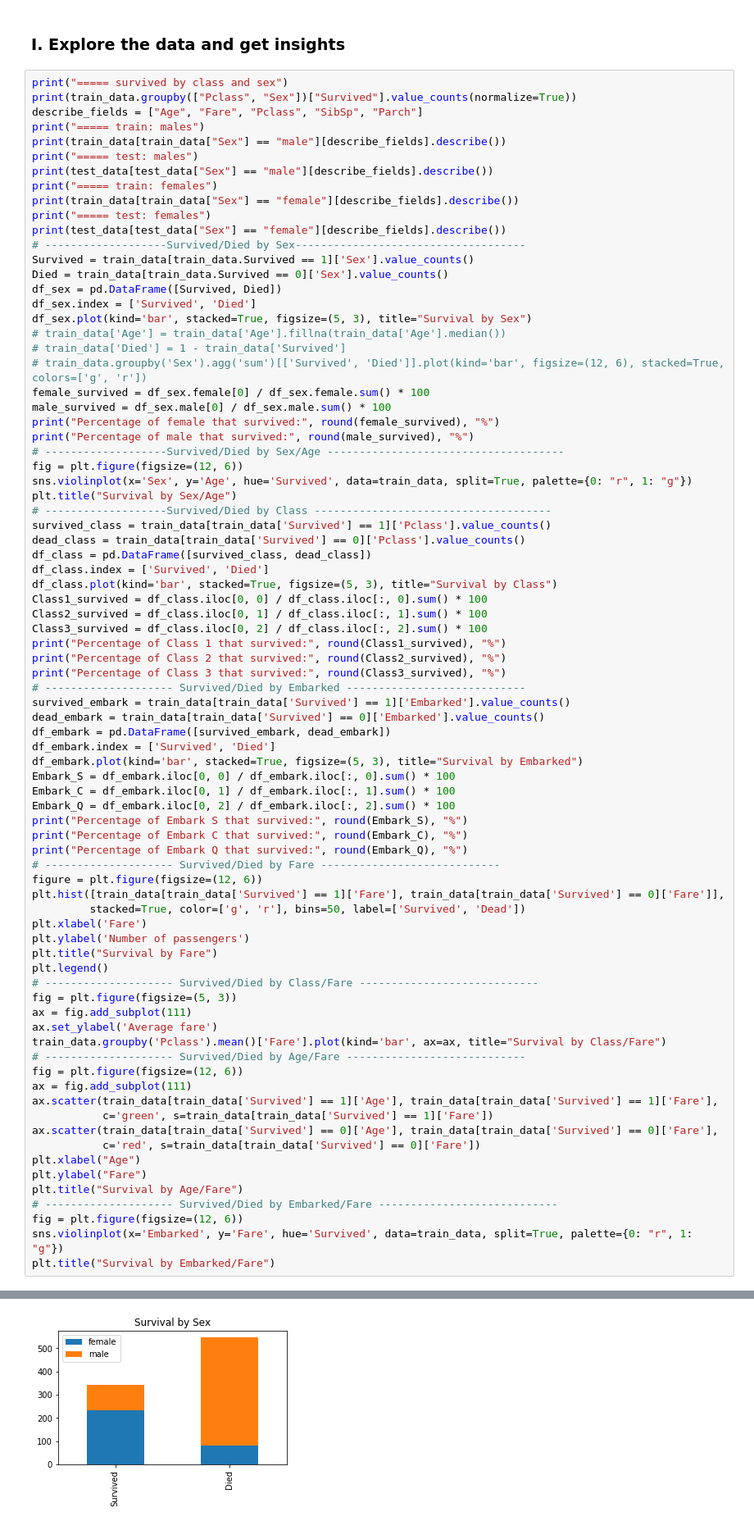
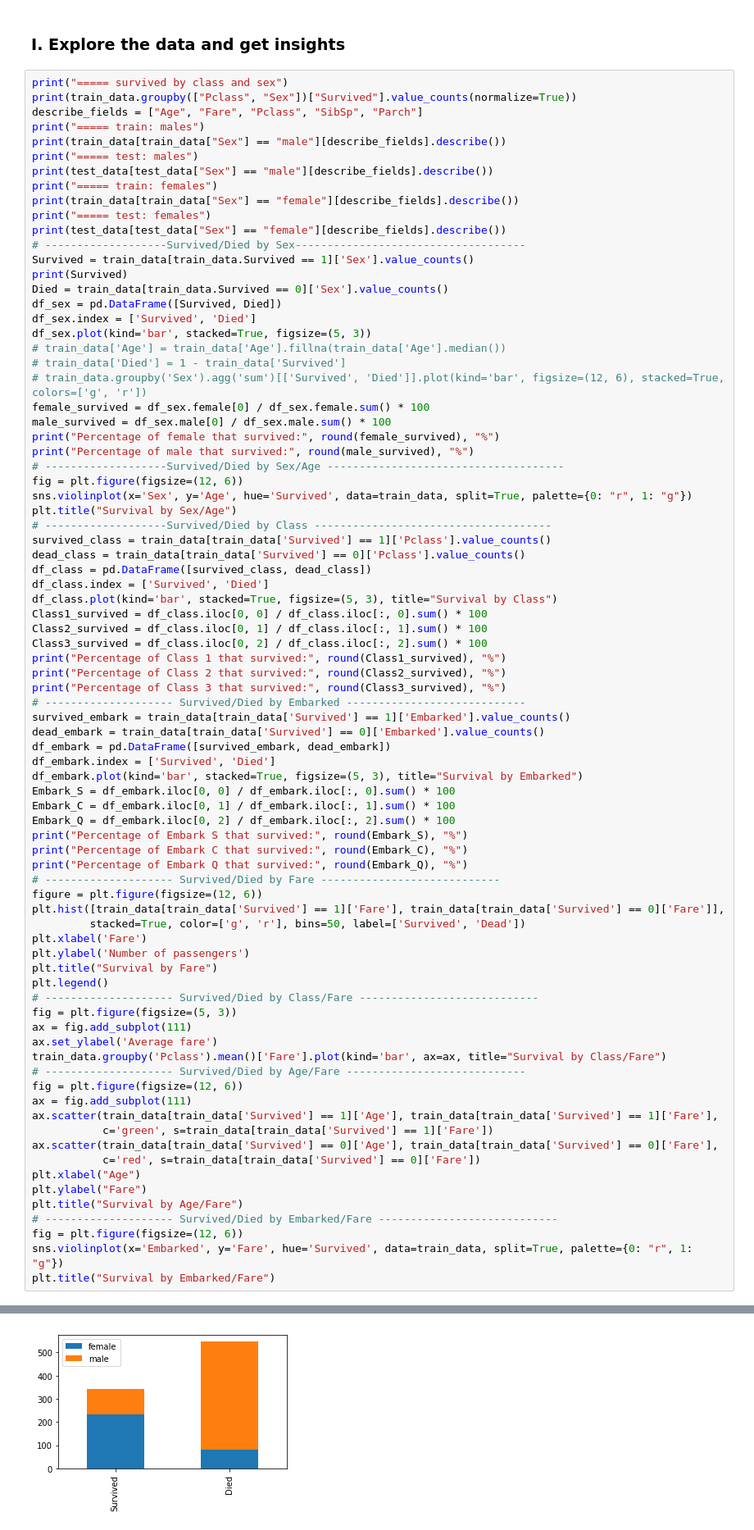
Before and after one commit to pandaslaw/ml_exercises, a Jupyter notebook: kaggle/titanic.ipynb, the cells around one changed output, grey strips where cells are left out. Shown at 82% size. Drawn from its saved outputs; the diff is of its cells as text.

```diff
--- a/kaggle/titanic.ipynb
+++ b/kaggle/titanic.ipynb
@@ -42,10 +54,11 @@ print("===== test: females")
 print(test_data[test_data["Sex"] == "female"][describe_fields].describe())
 # -------------------Survived/Died by Sex------------------------------------
 Survived = train_data[train_data.Survived == 1]['Sex'].value_counts()
+print(Survived)
 Died = train_data[train_data.Survived == 0]['Sex'].value_counts()
 df_sex = pd.DataFrame([Survived, Died])
 df_sex.index = ['Survived', 'Died']
-df_sex.plot(kind='bar', stacked=True, figsize=(5, 3), title="Survival by Sex")
+df_sex.plot(kind='bar', stacked=True, figsize=(5, 3))
 # train_data['Age'] = train_data['Age'].fillna(train_data['Age'].median())
 # train_data['Died'] = 1 - train_data['Survived']
 # train_data.groupby('Sex').agg('sum')[['Survived', 'Died']].plot(kind='bar', figsize=(12, 6), stacked=True, colors=['g', 'r'])
@@ -127,13 +140,13 @@ max     76.000000  512.329200    3.000000    8.000000    9.000000
 Percentage of female that survived: 74.0 %
 Percentage of male that survived: 19.0 %
 Percentage of Class 1 that survived: 63.0 %
 Percentage of Class 2 that survived: 47.0 %
 Percentage of Class 3 that survived: 24.0 %
 Percentage of Embark S that survived: 34.0 %
 Percentage of Embark C that survived: 55.0 %
 Percentage of Embark Q that survived: 39.0 %
 Text(0.5, 1.0, 'Survival by Embarked/Fare')
-[figure, old version]
+[figure, new version]
 [figure]
 [figure]
 [figure]
```
Also changed, not shown: parts of 7 cells of this notebook.
